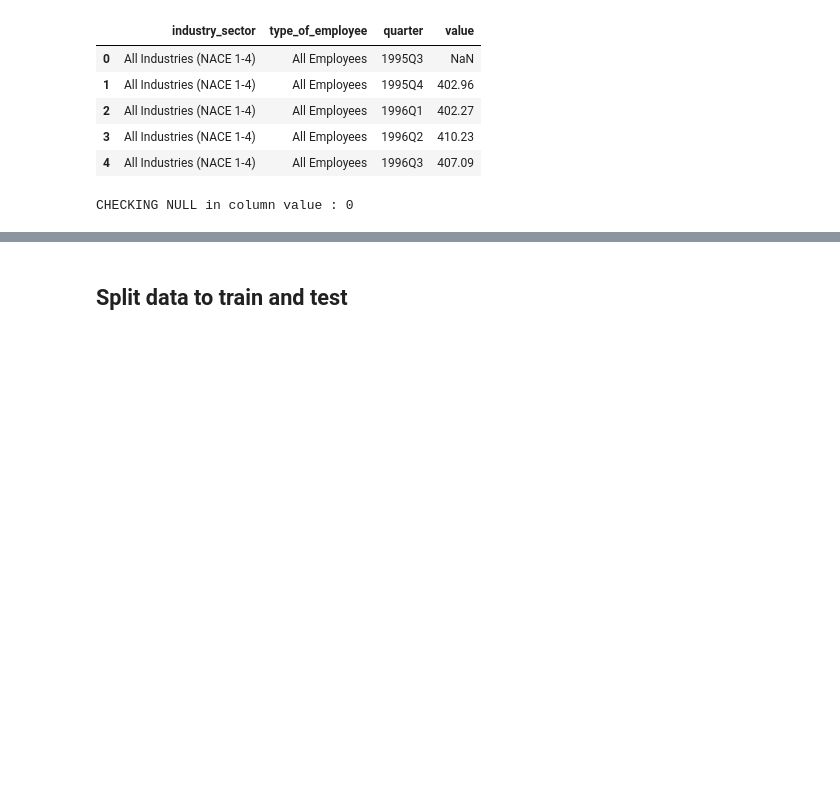
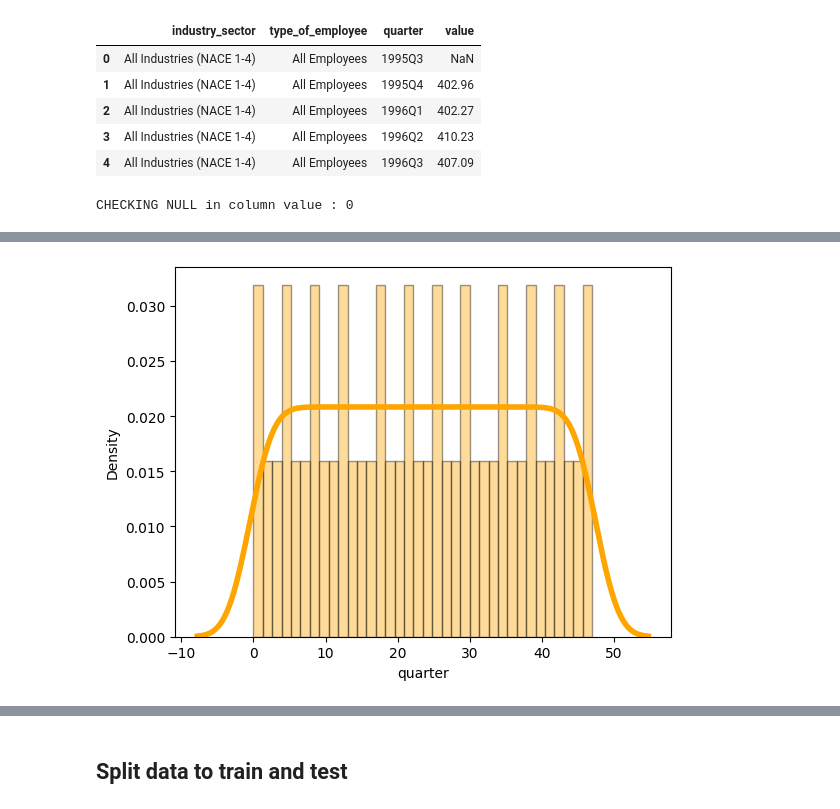
Before and after one commit to FernandoDataAnalitycs/ca_project, a Jupyter notebook: assignments.ipynb, the cells around one changed output, grey strips where cells are left out. Drawn from its saved outputs; the diff is of its cells as text; code cells hidden in the pictures; blank space fills up the shorter version.

```diff
--- a/assignments.ipynb
+++ b/assignments.ipynb
@@ -90,0 +117,10 @@ df_awe.head()
+# %%
+def draw_histogram(column,color_bar,color_border):
+    sns.distplot(column, hist=True, kde=True,
+             bins=int(180/5), color = color_bar,
+             hist_kws={'edgecolor':color_border},
+             kde_kws={'linewidth': 4});
+# %%
+draw_histogram(df_awe['quarter'],'orange','black')
+# %% [output]
+[figure, added]
```
Also changed, not shown: parts of 25 cells of this notebook, 2 other files.
